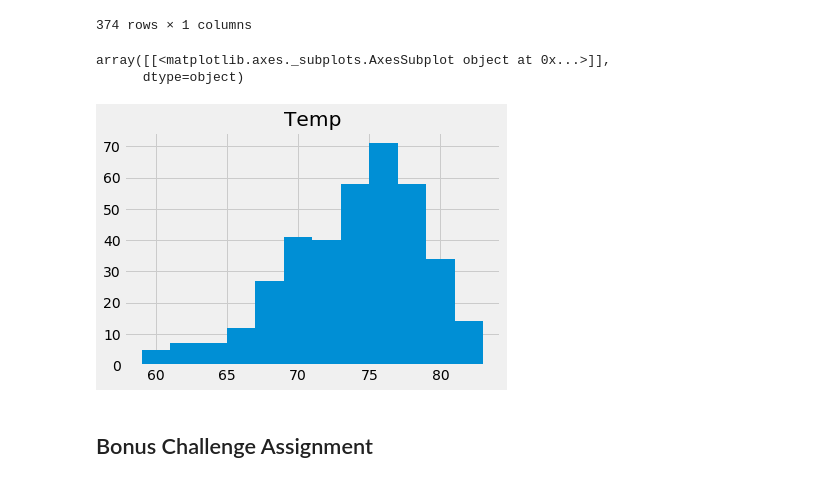
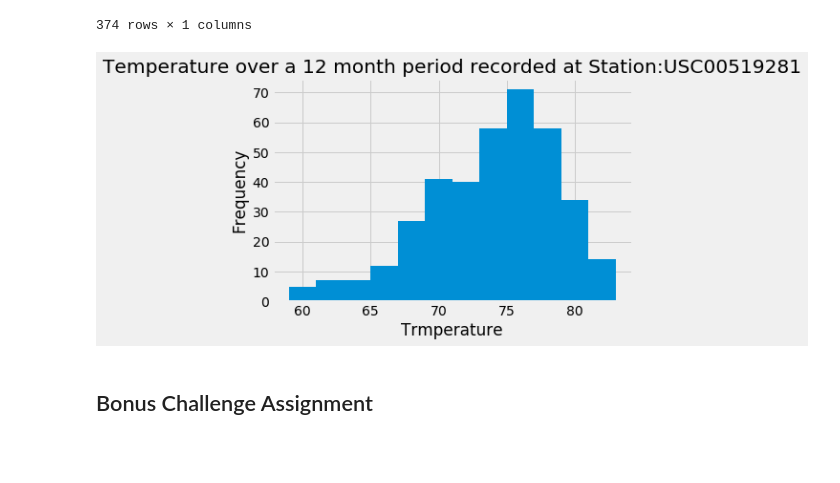
Before and after one commit to Neejos/sqlalchemy-challenge, a Jupyter notebook: climate_starter.ipynb, the cells around one changed output. Cells and saved outputs as stored; diff of their text form; code cells hidden in the pictures; blank space fills up the shorter version.

```diff
--- a/climate_starter.ipynb
+++ b/climate_starter.ipynb
@@ -186,14 +162,13 @@ temp_df.sort_values('Date')
 # %%
 #temp_df.plot(rot=90,figsize=(15,8),ylim=(50,100))#,xlim=(dt.datetime(2016, 8, 1),dt.datetime(2017, 8,31)),figsize=(15,8))
 temp_df.hist(bins=12)
-# plt.title('Temperature over a 12 month period recorded at Station:USC00519281')
-# plt.ylabel('Temperature')
-# plt.xlabel('Dates')
-# plt.show()
+plt.title('Temperature over a 12 month period recorded at Station:USC00519281')
+plt.ylabel('Frequency')
+plt.xlabel('Trmperature')
+plt.savefig("Images/Histogram.jpeg")
+plt.show()
 # %% [output]
-array([[<matplotlib.axes._subplots.AxesSubplot object at 0x...>]],
-      dtype=object)
-[figure, old version]
+[figure, new version]
 # %% [markdown]
 ## Bonus Challenge Assignment
 # %%
```
Also changed, not shown: parts of 17 cells of this notebook, 5 other files.
